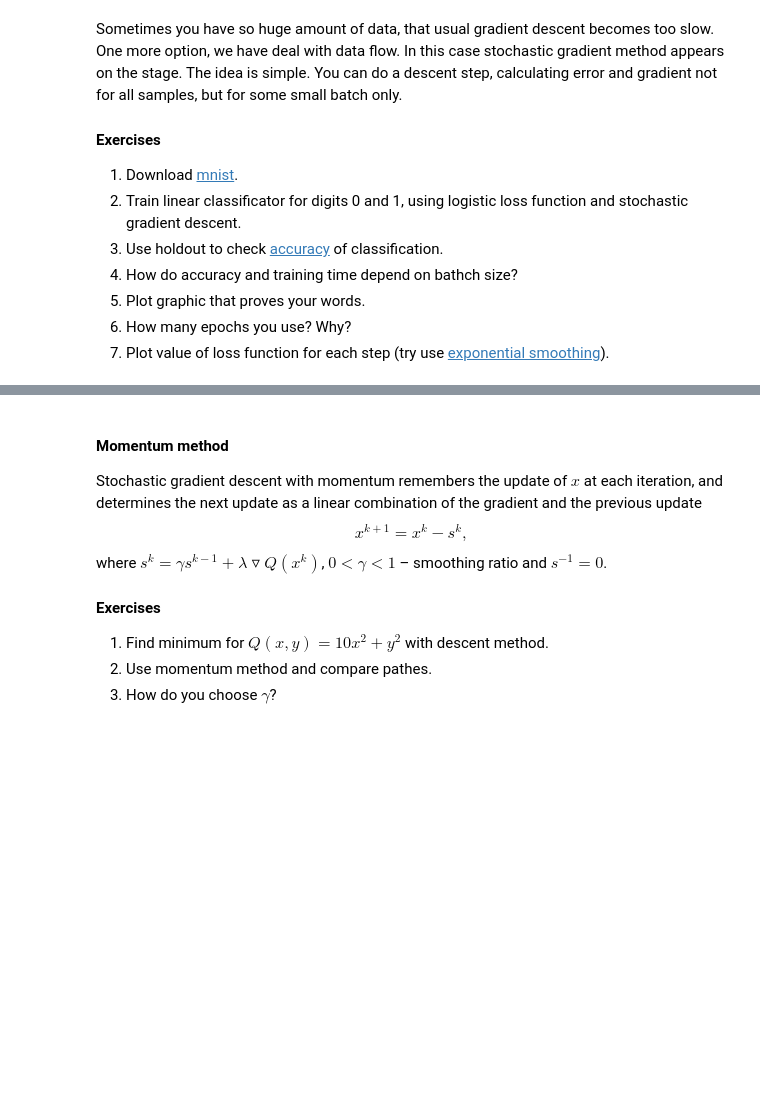
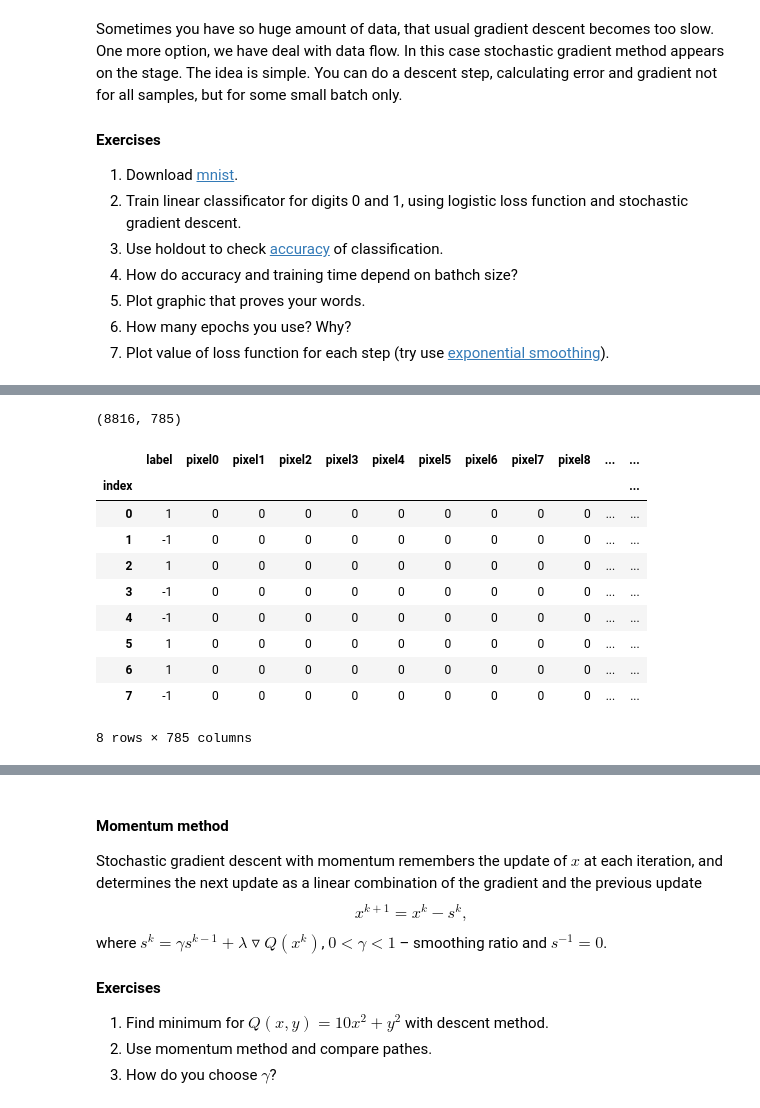
Before and after one commit to ahmados/renju, a Jupyter notebook: lab-1.ipynb, the cells around one changed output, grey strips where cells are left out. Saved outputs shown, nothing was run; the diff lists cells and outputs as text; code cells hidden in the pictures; blank space fills up the shorter version.

```diff
--- a/lab-1.ipynb
+++ b/lab-1.ipynb
@@ -556,0 +563,28 @@ Sometimes you have so huge amount of data, that usual gradient descent becomes t
+# %%
+import pandas as pd
+df = pd.read_csv('train.csv')
+# %%
+df = df[df.label < 2]
+# %%
+df.shape
+# %% [output]
+(8816, 785)
+# %%
+df['index'] = np.arange(8816)
+# %%
+df['label'] = df['label'].map({ 0 : -1, 1 : 1})
+# %%
+df = df.set_index('index')
+df.head(8)
+# %% [output]
+|  | label | pixel0 | pixel1 | pixel2 | pixel3 | pixel4 | pixel5 | pixel6 | pixel7 | pixel8 | ... | ... |
+| index |  |  |  |  |  |  |  |  |  |  |  | ... |
+| 0 | 1 | 0 | 0 | 0 | 0 | 0 | 0 | 0 | 0 | 0 | ... | ... |
+| 1 | -1 | 0 | 0 | 0 | 0 | 0 | 0 | 0 | 0 | 0 | ... | ... |
+| 2 | 1 | 0 | 0 | 0 | 0 | 0 | 0 | 0 | 0 | 0 | ... | ... |
+| 3 | -1 | 0 | 0 | 0 | 0 | 0 | 0 | 0 | 0 | 0 | ... | ... |
+| 4 | -1 | 0 | 0 | 0 | 0 | 0 | 0 | 0 | 0 | 0 | ... | ... |
+| 5 | 1 | 0 | 0 | 0 | 0 | 0 | 0 | 0 | 0 | 0 | ... | ... |
+| 6 | 1 | 0 | 0 | 0 | 0 | 0 | 0 | 0 | 0 | 0 | ... | ... |
+| 7 | -1 | 0 | 0 | 0 | 0 | 0 | 0 | 0 | 0 | 0 | ... | ... |
+8 rows × 785 columns
```
Also changed, not shown: parts of 29 cells of this notebook, 2 other files.
